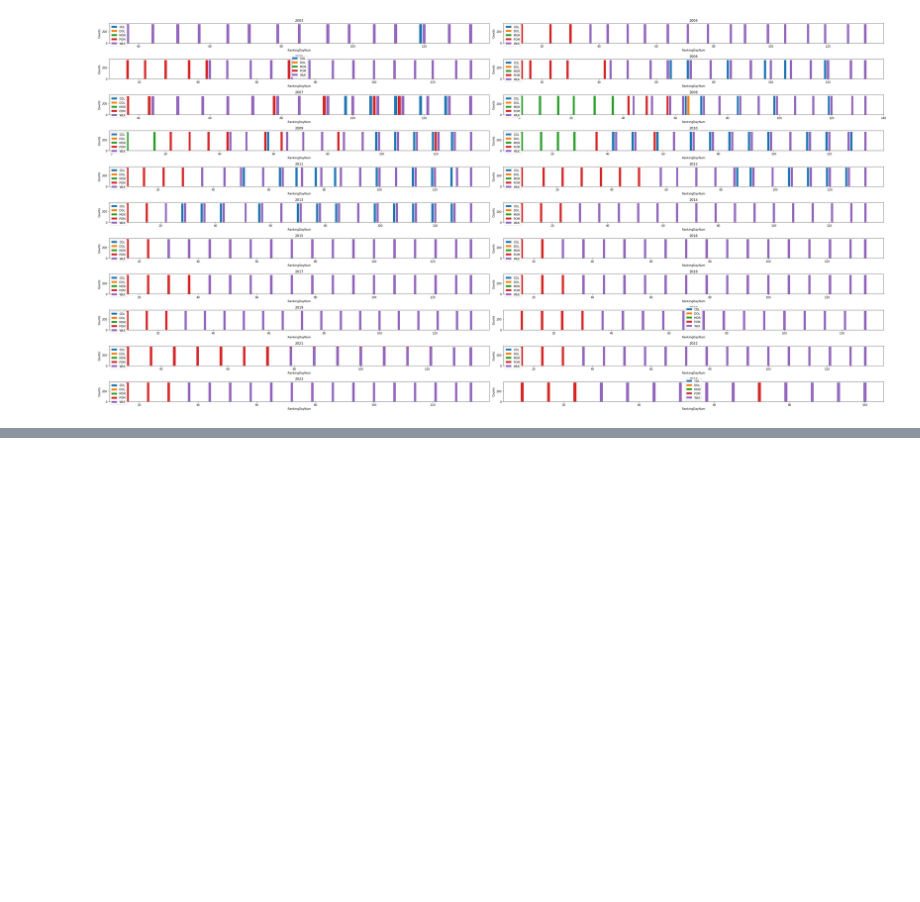
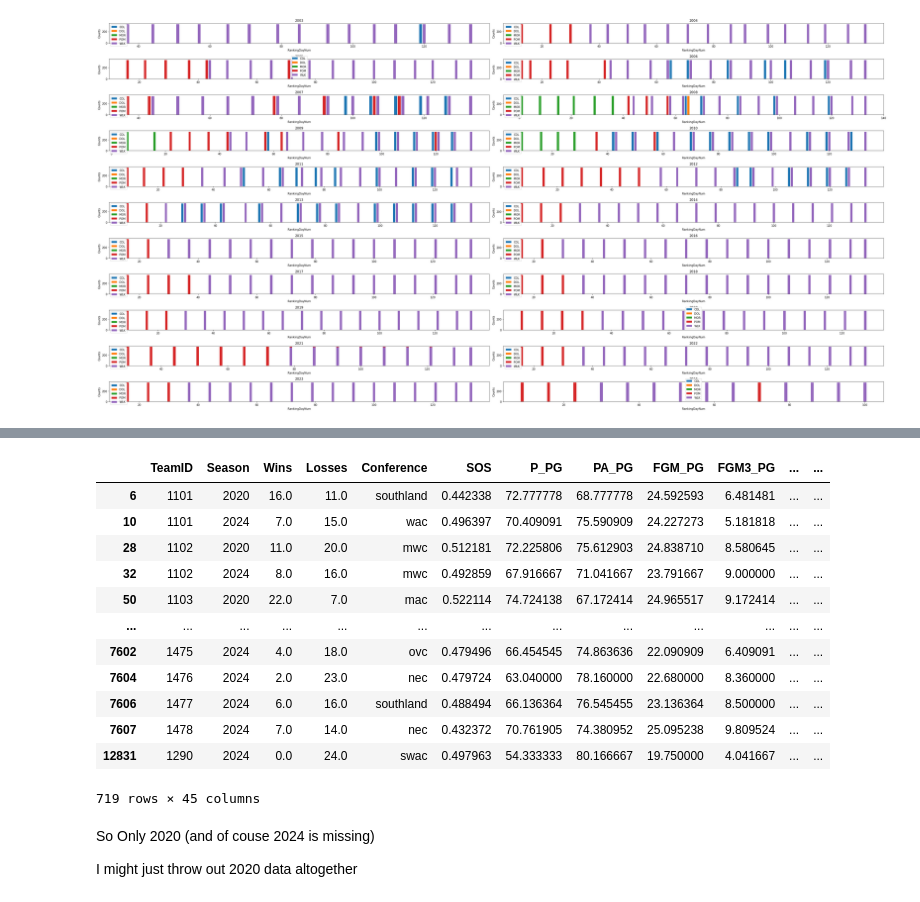
Before and after one commit to nickvandaelen/MMML, a Jupyter notebook: MAssey.ipynb, the cells around one changed output, grey strips where cells are left out. Saved outputs shown, nothing was run; the diff lists cells and outputs as text; code cells hidden in the pictures; blank space fills up the shorter version.

Commit message:
Add Ranking cols and round reached

```diff
--- a/MAssey.ipynb
+++ b/MAssey.ipynb
@@ -60,0 +120,8 @@ plt.show()
+# %%
+pom = Massey.loc[Massey.SystemName == 'POM']
+
+pom1 = pom.loc[pom.RankingDayNum.isin([63,64,65, 91,92,93, 133])]
+
+#Since the exact day of rankings is not always the same from season to season, I group them like this:
+pom1['week'] = pom1['RankingDayNum']//10
+pom1
@@ -60,0 +147,25 @@ plt.show()
+# %%
+teamInfo = Massey = pd.read_csv('Data\\TeamInfo.csv')
+# %%
+teamInfo['Ranking1'] = None
+teamInfo['Ranking2'] = None
+teamInfo['Ranking3'] = None
+
+#Theres probably a better way to do this. Data isnt huge though so i dont care
+start_time = time.time()
+for i in range(len(teamInfo)):
+    rank1 = pom1.loc[(pom1.Season == teamInfo.loc[i,'Season']) & (pom1.TeamID == teamInfo.loc[i,'TeamID']) & (pom1.week == 6), 'OrdinalRank']
+    if not rank1.empty:
+        teamInfo.loc[i, 'Ranking1'] = rank1.iloc[0]
+
+    rank2 = pom1.loc[(pom1.Season == teamInfo.loc[i,'Season']) & (pom1.TeamID == teamInfo.loc[i,'TeamID']) & (pom1.week == 9), 'OrdinalRank']
+    if not rank2.empty:
+        teamInfo.loc[i, 'Ranking2'] = rank2.iloc[0]
+
+    rank3 = pom1.loc[(pom1.Season == teamInfo.loc[i,'Season']) & (pom1.TeamID == teamInfo.loc[i,'TeamID']) & (pom1.week == 13), 'OrdinalRank']
+    if not rank3.empty:
+        teamInfo.loc[i, 'Ranking3'] = rank3.iloc[0]
+end_time = time.time()
+execution_time = end_time - start_time
+
+print("Execution time:", execution_time, "seconds")
@@ -60,0 +196,20 @@ plt.show()
+# %%
+teamInfo.loc[(teamInfo.TeamID < 2000) & (teamInfo.Ranking3.isna())]
+# %% [output]
+|  | TeamID | Season | Wins | Losses | Conference | SOS | P_PG | PA_PG | FGM_PG | FGM3_PG | ... | ... |
+| 6 | 1101 | 2020 | 16.0 | 11.0 | southland | 0.442338 | 72.777778 | 68.777778 | 24.592593 | 6.481481 | ... | ... |
+| 10 | 1101 | 2024 | 7.0 | 15.0 | wac | 0.496397 | 70.409091 | 75.590909 | 24.227273 | 5.181818 | ... | ... |
+| 28 | 1102 | 2020 | 11.0 | 20.0 | mwc | 0.512181 | 72.225806 | 75.612903 | 24.838710 | 8.580645 | ... | ... |
+| 32 | 1102 | 2024 | 8.0 | 16.0 | mwc | 0.492859 | 67.916667 | 71.041667 | 23.791667 | 9.000000 | ... | ... |
+| 50 | 1103 | 2020 | 22.0 | 7.0 | mac | 0.522114 | 74.724138 | 67.172414 | 24.965517 | 9.172414 | ... | ... |
+| ... | ... | ... | ... | ... | ... | ... | ... | ... | ... | ... | ... | ... |
+| 7602 | 1475 | 2024 | 4.0 | 18.0 | ovc | 0.479496 | 66.454545 | 74.863636 | 22.090909 | 6.409091 | ... | ... |
+| 7604 | 1476 | 2024 | 2.0 | 23.0 | nec | 0.479724 | 63.040000 | 78.160000 | 22.680000 | 8.360000 | ... | ... |
+| 7606 | 1477 | 2024 | 6.0 | 16.0 | southland | 0.488494 | 66.136364 | 76.545455 | 23.136364 | 8.500000 | ... | ... |
+| 7607 | 1478 | 2024 | 7.0 | 14.0 | nec | 0.432372 | 70.761905 | 74.380952 | 25.095238 | 9.809524 | ... | ... |
+| 12831 | 1290 | 2024 | 0.0 | 24.0 | swac | 0.497963 | 54.333333 | 80.166667 | 19.750000 | 4.041667 | ... | ... |
+719 rows × 45 columns
+# %% [markdown]
+So Only 2020 (and of couse 2024 is missing)
+
+I might just throw out 2020 data altogether
```
Also changed, not shown: parts of 10 cells of this notebook, 3 other files.
